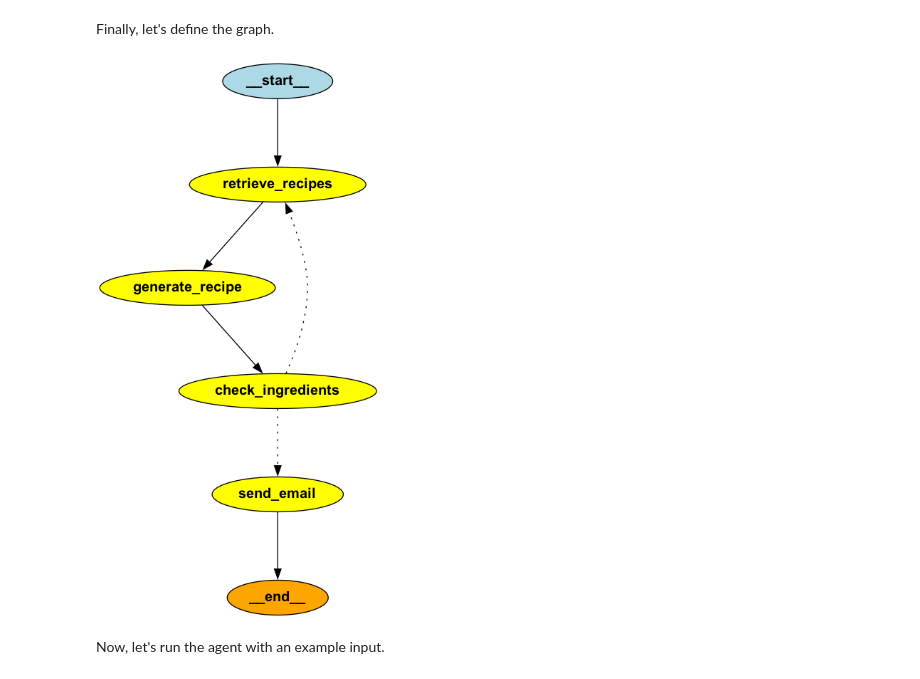
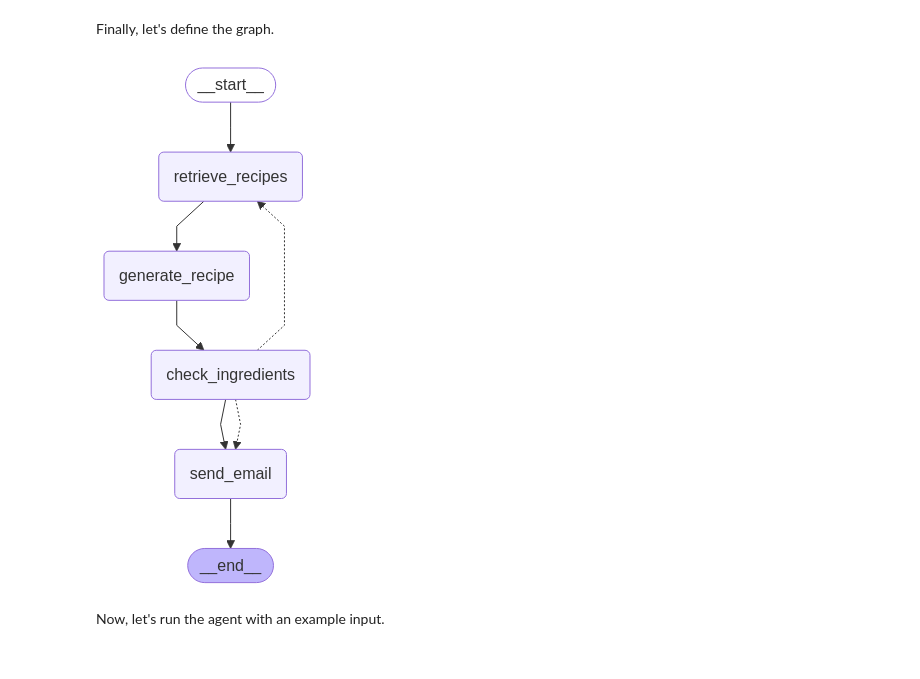
Before and after one commit to amanichopra/sap-genai-hub, a Jupyter notebook: agents.ipynb, the cells around one changed output. Saved outputs shown, nothing was run; the diff lists cells and outputs as text; code cells hidden in the pictures.

```diff
--- a/agents.ipynb
+++ b/agents.ipynb
@@ -166,8 +168,7 @@ async def send_email_helper(recipient_email, html):
 
 # helper function to replace html template with llm generated content to send in email
 def get_html(generated_recipe, ingr, sim_meals):
-    with open("./email_template.html", "r", encoding="utf-8") as file:
-            soup = BeautifulSoup(file, "html.parser")
+    soup = """<!DOCTYPE html><html><head> <title>Generated Recipe</title> <style> table { width: 100%; border-collapse: collapse; } th, td { border: 1px solid black; padding: 8px; text-align: left; } th { background-color: #f2f2f2; } </style></head><body> <p>Hello!</p> <p>Here are the ingredients you requested a recipe for:<span id="ingr">[ingredients]</span>.</p> <p>Here are the similar meals to the ingredients you listed:<span id="sim-meals">[similar_meals]</span>.</p> <p>Here is the generated recipe:<span id="gen-recipe">[generated_recipe]</span>.</p> <p>Thanks!</p> <p>Aman Chopra's Nutrition Agent</p></body></html>"""
     soup.find(id='ingr').string = ingr
     soup.find(id='sim-meals').string = sim_meals
     soup.find(id='gen-recipe').string = generated_recipe
@@ -208,7 +209,7 @@ def check_ingredients(state: RecipeState) -> RecipeState:
 # Send the final recipe via email
 async def send_email(state: RecipeState) -> RecipeState:
     print(f"Sending recipe to {state['user_email']}...")
-    html = get_html(state['generated_recipe'], ', '.join(state['ingredients']), '\n\n'.join(state['retrieved_recipes']))
+    html = get_html(state['generated_recipe'], ', '.join(state['ingredients']), '---------------'.join(state['retrieved_recipes']))
     await send_email_helper(state['user_email'], html)
     print(f"Email sent successfully.")
     return state
@@ -250,9 +251,9 @@ graph.add_edge("send_email", END)
 app = graph.compile()
 # %%
 from IPython.display import Image
-Image(app.get_graph().draw_png())
+Image(app.get_graph().draw_mermaid_png())
 # %% [output]
-[figure, old version]
+[figure, new version]
 # %% [markdown]
 Now, let's run the agent with an example input.
 # %%
```
Also changed, not shown: parts of 1 cell of this notebook, 6 other files.
